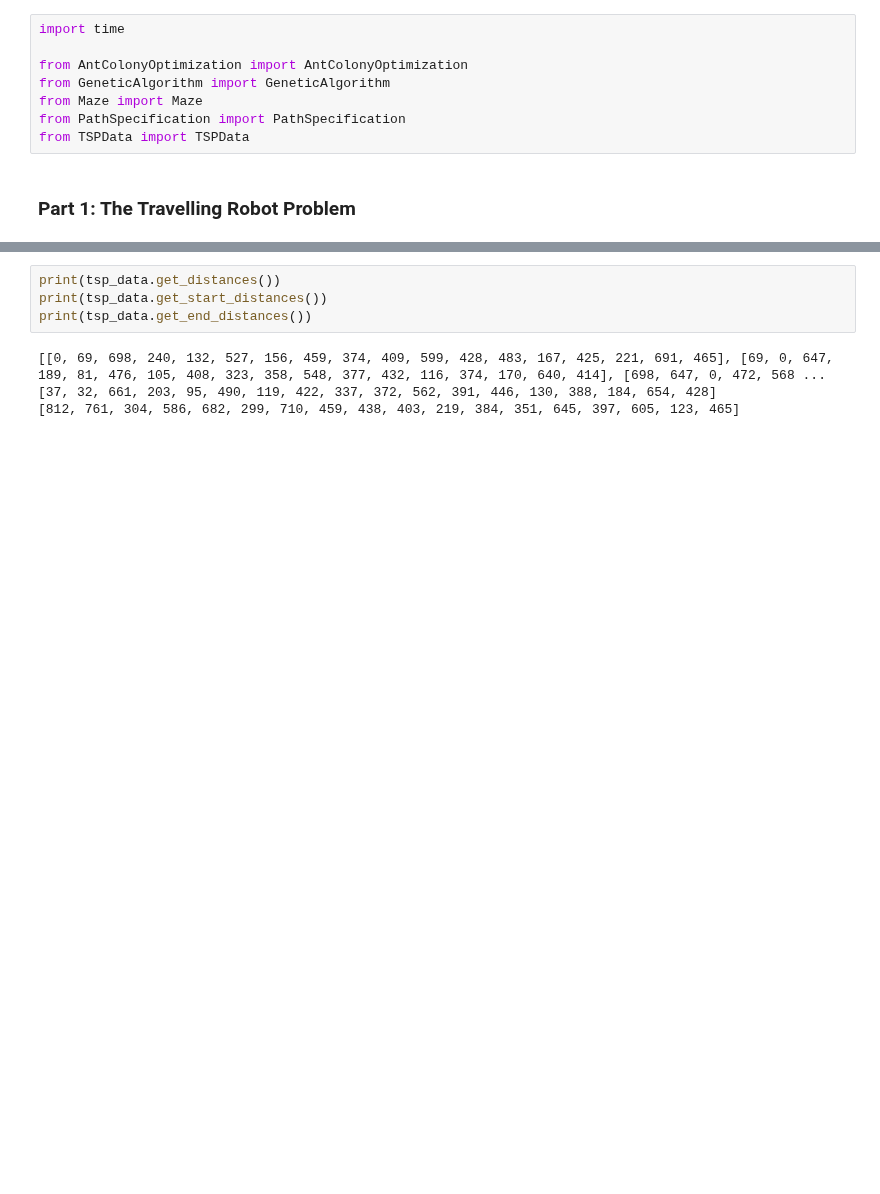
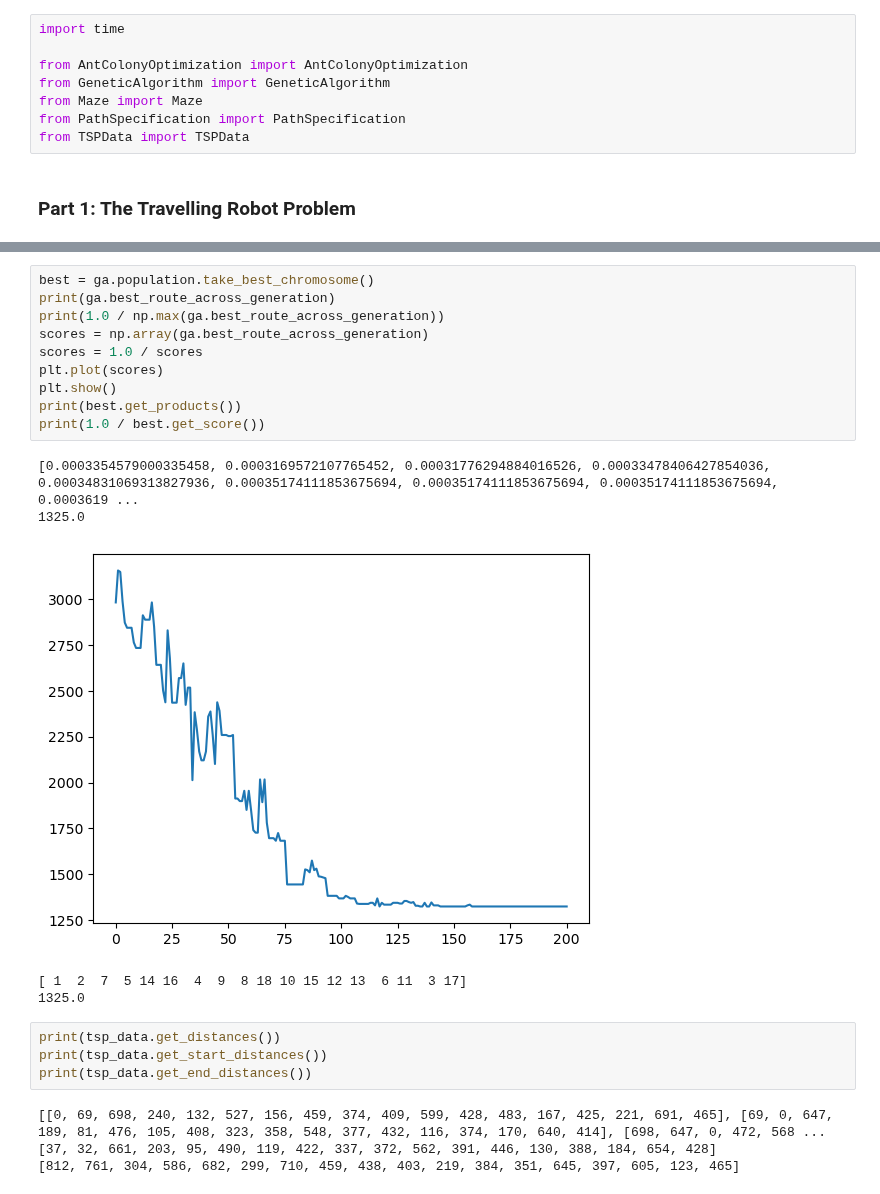
Before and after one commit to Howieboss02/Computational-Intelligence-ACO-ANN, a Jupyter notebook: Assignment_2/src/Main.ipynb, the cells around one changed output, grey strips where cells are left out. Drawn from its saved outputs; the diff is of its cells as text; blank space fills up the shorter version.

```diff
--- a/Assignment_2/src/Main.ipynb
+++ b/Assignment_2/src/Main.ipynb
@@ -62,3 +60,19 @@ print(best.get_score())
+# %%
+best = ga.population.take_best_chromosome()
+print(ga.best_route_across_generation)
+print(1.0 / np.max(ga.best_route_across_generation))
+scores = np.array(ga.best_route_across_generation)
+scores = 1.0 / scores
+plt.plot(scores)
+plt.show()
+print(best.get_products())
+print(1.0 / best.get_score())
+# %% [output]
+[0.0003354579000335458, 0.0003169572107765452, 0.00031776294884016526, 0.00033478406427854036, 0.00034831069313827936, 0.00035174111853675694, 0.00035174111853675694, 0.00035174111853675694, 0.0003619 ...
+1325.0
+[figure, added]
+[ 1  2  7  5 14 16  4  9  8 18 10 15 12 13  6 11  3 17]
+1325.0
 # %%
 print(tsp_data.get_distances())
 print(tsp_data.get_start_distances())
```
Also changed, not shown: parts of 4 cells of this notebook, 1 other file.
